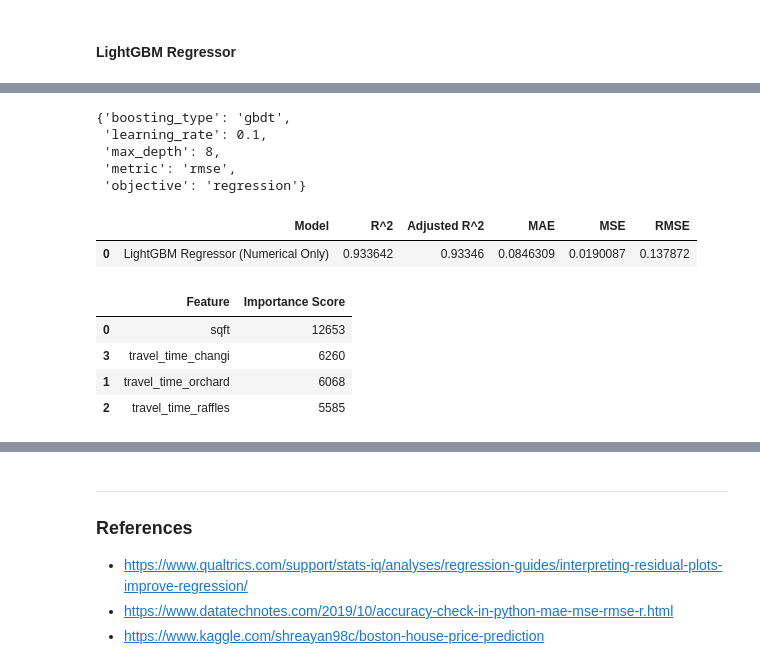
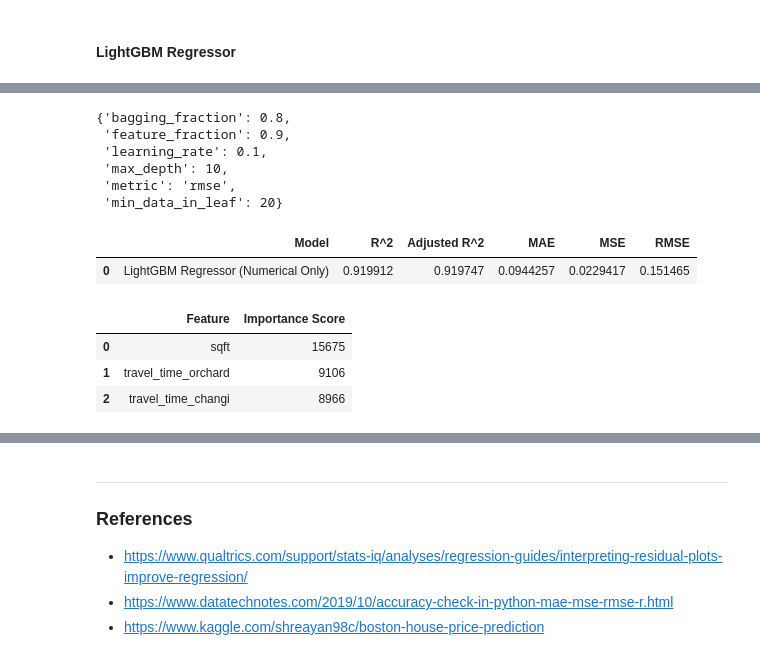
Before and after one commit to kennethleungty/Singapore-Condo-Rental-Market-Analysis, a Jupyter notebook: Part 3 - Rental Price Prediction.ipynb, the cells around one changed output, grey strips where cells are left out. Cells and saved outputs as stored; diff of their text form; code cells hidden in the pictures.

```diff
--- a/Part 3 - Rental Price Prediction.ipynb
+++ b/Part 3 - Rental Price Prediction.ipynb
@@ -901,7 +899,7 @@ X = condo_df.drop(['rental_log'], axis = 1)
 y = condo_df['rental_log']
 
 # Keep only numerical columns
-X = X[['sqft','travel_time_orchard','travel_time_raffles','travel_time_changi']]
+X = X[['sqft','travel_time_orchard','travel_time_changi']]
 
 # Perform train test split
 X_train, X_test, y_train, y_test = train_test_split(X, y, test_size = 0.2, random_state = 42)
@@ -953,0 +910,13 @@ GridSearchCV(cv=5,
+# %%
+xgb_param_grid = {"learning_rate": [0.05, 0.1, 0.2], # Step size shrinkage used in update to prevents overfitting.
+                  "max_depth"        : [6, 8, 9, 10], # Maximum depth of a tree.
+                  "min_child_weight" : [1, 3, 5, 7], # Minimum number of instances required in a child node
+                  "gamma"            : [0.0, 0.1, 0.2, 0.3], # Minimum loss reduction required to make a further partition on a leaf node of the tree.
+                  "colsample_bytree" : [0.3, 0.4, 0.6, 0.8] # Number of features supplied to a tree
+}
+
+xgb_reg = xgb.XGBRegressor(seed = 42, objective ='reg:squarederror')
+
+xgb_reg_grid_numerical = GridSearchCV(estimator = xgb_reg, param_grid = xgb_param_grid, cv=5, n_jobs=-1, verbose=1)
+
+xgb_reg_grid_numerical.fit(X_train, y_train)
@@ -989,15 +986,16 @@ xgb_features.sort_values(by = 'Importance Score', ascending = False).head()
 # %% [markdown]
 #### LightGBM Regressor
 # %%
-gbm_param_grid = {'boosting_type': ['gbdt'],
-                  'objective': ['regression'],
-                  'metric': ['rmse'],
-                  'max_depth': [4,5,6,7,8,9],
-                  'learning_rate': [0.001,0.01,0.05,0.1,0.2]}
+gbm_param_grid = {'metric': ['rmse'],
+                  'max_depth': [9,10,11,12,13],
+                  'bagging_fraction': [0.8, 0.9, 1],
+                  'feature_fraction': [0.8, 0.9, 1],
+                  'min_data_in_leaf': [20,50,80],
+                  'learning_rate': [0.01,0.05,0.1,0.2]}
 
 light_gbm_reg = lgb.LGBMRegressor(seed = 42, num_iterations = 1200)
 
-light_gbm_grid = GridSearchCV(estimator = light_gbm_reg, param_grid = gbm_param_grid, cv=5, n_jobs=-1, verbose=1)
+light_gbm_grid_numerical = GridSearchCV(estimator = light_gbm_reg, param_grid = gbm_param_grid, cv=5, n_jobs=-1, verbose=1)
 
-light_gbm_grid.fit(X_train, y_train)
+light_gbm_grid_numerical.fit(X_train, y_train)
 # %% [output]
@@ -1015,39 +1023,39 @@ GridSearchCV(cv=5, estimator=LGBMRegressor(num_iterations=1200, seed=42),
              verbose=1)
 # %%
-light_gbm_grid.best_params_
+light_gbm_grid_numerical.best_params_
 # %% [output]
-{'boosting_type': 'gbdt',
+{'bagging_fraction': 0.8,
+ 'feature_fraction': 0.9,
  'learning_rate': 0.1,
- 'max_depth': 8,
+ 'max_depth': 10,
  'metric': 'rmse',
- 'objective': 'regression'}
+ 'min_data_in_leaf': 20}
 # %%
-best_light_gbm = light_gbm_grid.best_estimator_
+best_light_gbm = light_gbm_grid_numerical.best_estimator_
 y_pred_test = best_light_gbm.predict(X_test)
 
 # Store results as dataframe
 lgbm_dict_num = {'Model':'LightGBM Regressor (Numerical Only)',
           'R^2':metrics.r2_score(y_test, y_pred_test),
           'Adjusted R^2':(1 - (1-metrics.r2_score(y_test, y_pred_test))*(len(y_test)-1)/(len(y_test)-X_test.shape[1]-1)),
           'MAE':metrics.mean_absolute_error(y_test, y_pred_test),
           'MSE':metrics.mean_squared_error(y_test, y_pred_test),
           'RMSE':np.sqrt(metrics.mean_squared_error(y_test, y_pred_test))}
 
 lgbm_metrics_num = pd.DataFrame.from_dict(lgbm_dict_num, orient = 'index').T
 lgbm_metrics_num
 # %% [output]
 |  | Model | R^2 | Adjusted R^2 | MAE | MSE | RMSE |
-| 0 | LightGBM Regressor (Numerical Only) | 0.933642 | 0.93346 | 0.0846309 | 0.0190087 | 0.137872 |
+| 0 | LightGBM Regressor (Numerical Only) | 0.919912 | 0.919747 | 0.0944257 | 0.0229417 | 0.151465 |
 # %%
 lgb_features = pd.DataFrame([X_train.columns, best_light_gbm.feature_importances_]).T
 lgb_features = lgb_features.rename(columns={0: 'Feature', 1: 'Importance Score'})
 lgb_features.sort_values(by = 'Importance Score', ascending = False).head()
 # %% [output]
 |  | Feature | Importance Score |
-| 0 | sqft | 12653 |
-| 3 | travel_time_changi | 6260 |
-| 1 | travel_time_orchard | 6068 |
-| 2 | travel_time_raffles | 5585 |
+| 0 | sqft | 15675 |
+| 1 | travel_time_orchard | 9106 |
+| 2 | travel_time_changi | 8966 |
 # %%
 df_metrics = pd.concat([xgb_metrics, xgb_metrics_num, lgbm_metrics, lgbm_metrics_num])
 df_metrics.sort_values(by = 'RMSE', ascending = True)
```
Also changed, not shown: parts of 47 cells of this notebook, 3 other files.
